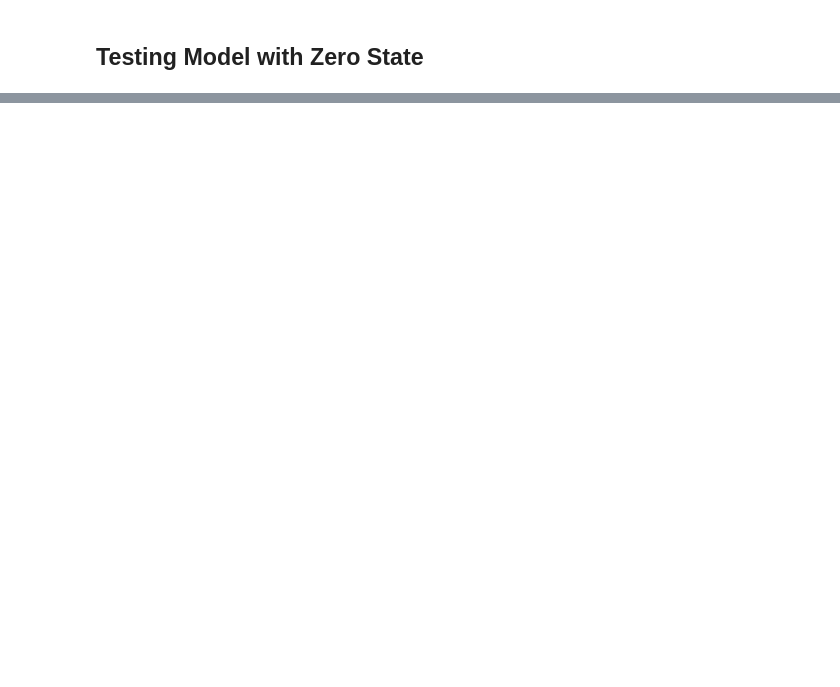
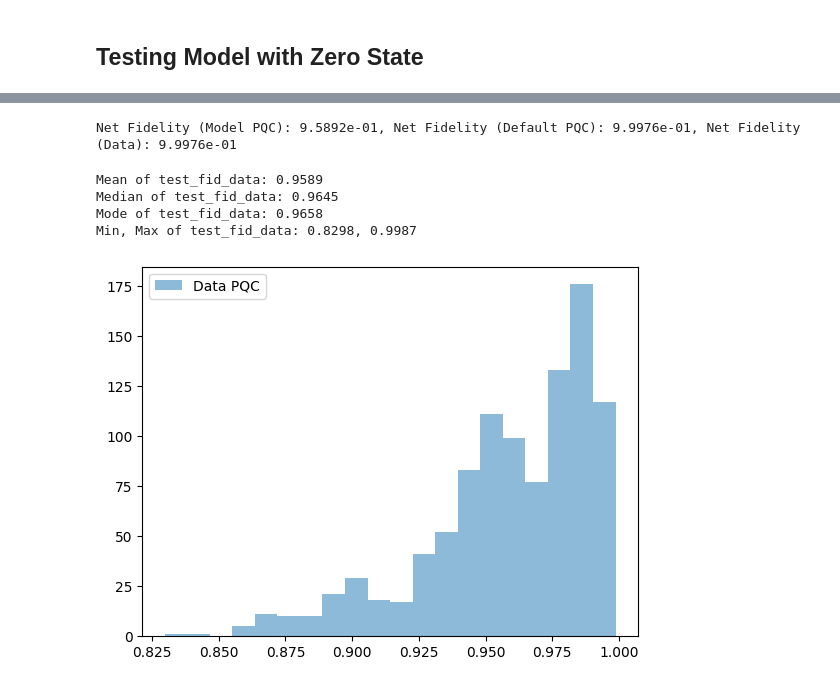
Before and after one commit to ashutiw2k/pqc-qec, a Jupyter notebook: testnotebooks/transformers/TestSimpleTransformerCUDA.ipynb, the cells around one changed output, grey strips where cells are left out. Drawn from its saved outputs; the diff is of its cells as text; code cells hidden in the pictures; blank space fills up the shorter version.

Commit message:
Cuda training on "relative" big data good.

```diff
--- a/testnotebooks/transformers/TestSimpleTransformerCUDA.ipynb
+++ b/testnotebooks/transformers/TestSimpleTransformerCUDA.ipynb
@@ -305,7 +307,7 @@ def train(model: nn.Module, train_loader, val_loader, optimizer: torch.optim.Opt
 ## Constants
 # %%
 PQC_GATES = ['rz', 'rx', 'rz']
-DATA_PATH = '../../nogit/quaternion/uncomp_data/rzrxrz/3q_5g_5blk_data/'
+DATA_PATH = '../../nogit/quaternion/uncomp/rzrxrz/large/3q_5g_5blk_data/'
 GOOD_DATA_PATH = DATA_PATH + 'good_fidelity/'
 BAD_DATA_PATH = DATA_PATH + 'poor_fidelity/'
 CONFIG_PATH = DATA_PATH + 'config.json'
@@ -328,13 +330,13 @@ print(UNDIRECTED_GATES)
 TRAIN_SZ = 0.8
 VAL_SZ = 0.1
 TEST_SZ = 0.1
-BATCH_SIZE = 64
-LEARNING_RATE = 2e-5
+BATCH_SIZE = 128
+LEARNING_RATE = 5e-6
 WEIGHT_DECAY = 1e-2
-D_MODEL = 128
+D_MODEL = 256
 NUM_HEADS = 2
 NUM_ENCODER_LAYERS = 2
-DIM_FEEDFORWARD = 256
+DIM_FEEDFORWARD = 512
 DROPOUT = 0.2
 MAX_LEN = 128
 EPOCHS = 100
@@ -382,7 +397,7 @@ def interleave_tensor_pqc_in_circuit(base_ops:list, qubits:int, blocks:int, pqc_
             k = (idx + 1) // blocks - 1
             for q in range(qubits):
                 for j, g in enumerate(pqc_gates):
-                    interleaved_circuit.append((g, [q], params[k, q, j].detach().cpu().numpy()))
+                    interleaved_circuit.append((g, [q], float(params[k, q, j].detach().to(torch.float32).cpu().item())))
     return interleaved_circuit
 # %%
 simple_model = SimpleTransformer(vocab_size=qc_tokenizer.vocab_size,
@@ -453,7 +508,7 @@ for i, data in enumerate(qc_test_dataloader):
     circuit_ops = qc_tokenizer.decode(input_ids[0].cpu().numpy().tolist())
     pqc_circuit = interleave_tensor_pqc_in_circuit(circuit_ops, NUM_QUBITS, GATE_BLOCKS, PQC_GATES, pqc_params)
     with amp_autocast(dtype=AMP_DTYPE):
-        pred_theta = simple_model(input_ids, attention_mask=attention_mask)[0].to('cpu')
+        pred_theta = simple_model(input_ids, attention_mask=attention_mask)[0].detach().to(dtype=torch.float32, device='cpu')
     circuit_interleaved = interleave_tensor_pqc_in_circuit(circuit_ops, NUM_QUBITS, GATE_BLOCKS, PQC_GATES, pred_theta)
     ideal_out_state = ZERO_STATE if HAS_UNCOMP else run_circuit_with_noise_model(circuit_ops, ZERO_STATE, no_noise_model, NUM_QUBITS)
     measured_modelPQC = run_circuit_with_noise_model(circuit_interleaved, ZERO_STATE, noise_model, NUM_QUBITS)
@@ -464,4 +519,10 @@ for i, data in enumerate(qc_test_dataloader):
     test_fid_default.append(fidelity_defaultPQC)
     test_fid_data.append(fid[0].item())
 # %%
-print(f'Net Fidelity (Model PQC): {np.mean(test_fid_model):.4e}, Net Fidelity (Default PQC): {np.mean(test_fid_default):.4e}, Net Fidelity (Data): {np.mean(test_fid_data):.4e}')
+model_fid_arr = np.array(test_fid_model)
+default_fid_arr = np.array(test_fid_default)
+data_fid_arr = np.array(test_fid_data)
+
+print(f'Net Fidelity (Model PQC): {np.mean(model_fid_arr):.4e}, Net Fidelity (Default PQC): {np.mean(default_fid_arr):.4e}, Net Fidelity (Data): {np.mean(data_fid_arr):.4e}')
+# %% [output]
+Net Fidelity (Model PQC): 9.5892e-01, Net Fidelity (Default PQC): 9.9976e-01, Net Fidelity (Data): 9.9976e-01
@@ -472,0 +529,22 @@ plt.show()
+# %%
+from statistics import mean, median, mode
+import matplotlib.pyplot as plt
+
+mean_fid_data = mean(model_fid_arr)
+median_fid_data = median(model_fid_arr)
+mode_fid_data = mode(model_fid_arr)
+
+print(f"Mean of test_fid_data: {mean_fid_data:.4f}")
+print(f"Median of test_fid_data: {median_fid_data:.4f}")
+print(f"Mode of test_fid_data: {mode_fid_data:.4f}")
+print(f"Min, Max of test_fid_data: {min(model_fid_arr):.4f}, {max(model_fid_arr):.4f}")
+
+plt.hist(model_fid_arr, bins=20, alpha=0.5, label='Data PQC')
+plt.legend()
+plt.show()
+# %% [output]
+Mean of test_fid_data: 0.9589
+Median of test_fid_data: 0.9645
+Mode of test_fid_data: 0.9658
+Min, Max of test_fid_data: 0.8298, 0.9987
+[figure, added]
```
Also changed, not shown: parts of 11 cells of this notebook, 1 other file.
